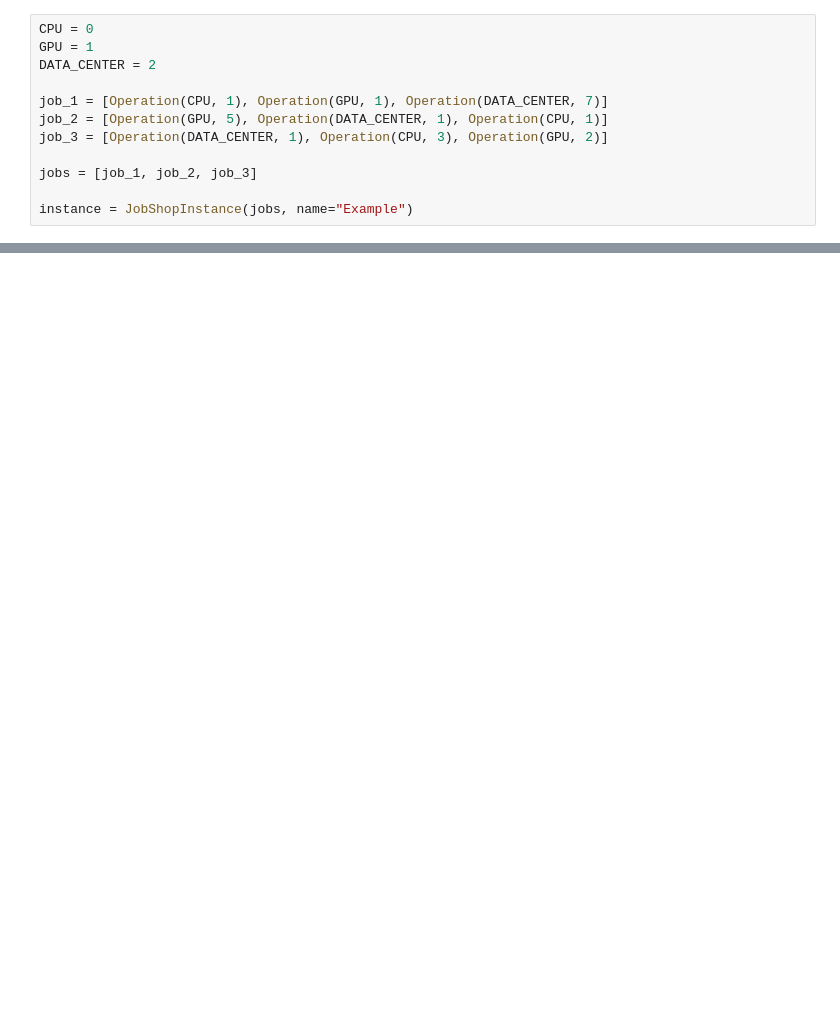
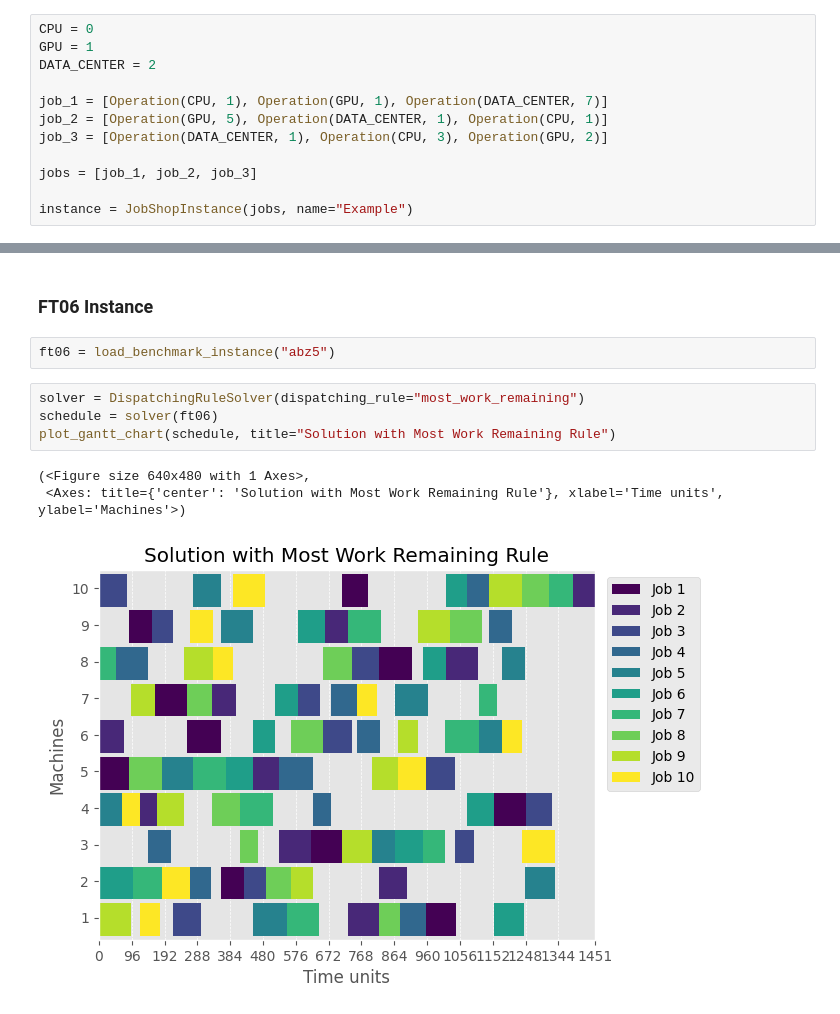
Before and after one commit to Pabloo22/job_shop_lib, a Jupyter notebook: tutorial/03-Dispatching-Rules.ipynb, the cells around one changed output, grey strips where cells are left out. Saved outputs shown, nothing was run; the diff lists cells and outputs as text; blank space fills up the shorter version.

```diff
--- a/tutorial/03-Dispatching-Rules.ipynb
+++ b/tutorial/03-Dispatching-Rules.ipynb
@@ -45,0 +50,12 @@ plt.show()
+# %% [markdown]
+### FT06 Instance
+# %%
+ft06 = load_benchmark_instance("abz5")
+# %%
+solver = DispatchingRuleSolver(dispatching_rule="most_work_remaining")
+schedule = solver(ft06)
+plot_gantt_chart(schedule, title="Solution with Most Work Remaining Rule")
+# %% [output]
+(<Figure size 640x480 with 1 Axes>,
+ <Axes: title={'center': 'Solution with Most Work Remaining Rule'}, xlabel='Time units', ylabel='Machines'>)
+[figure, added]
```
Also changed, not shown: parts of 7 cells of this notebook, 6 other files.
